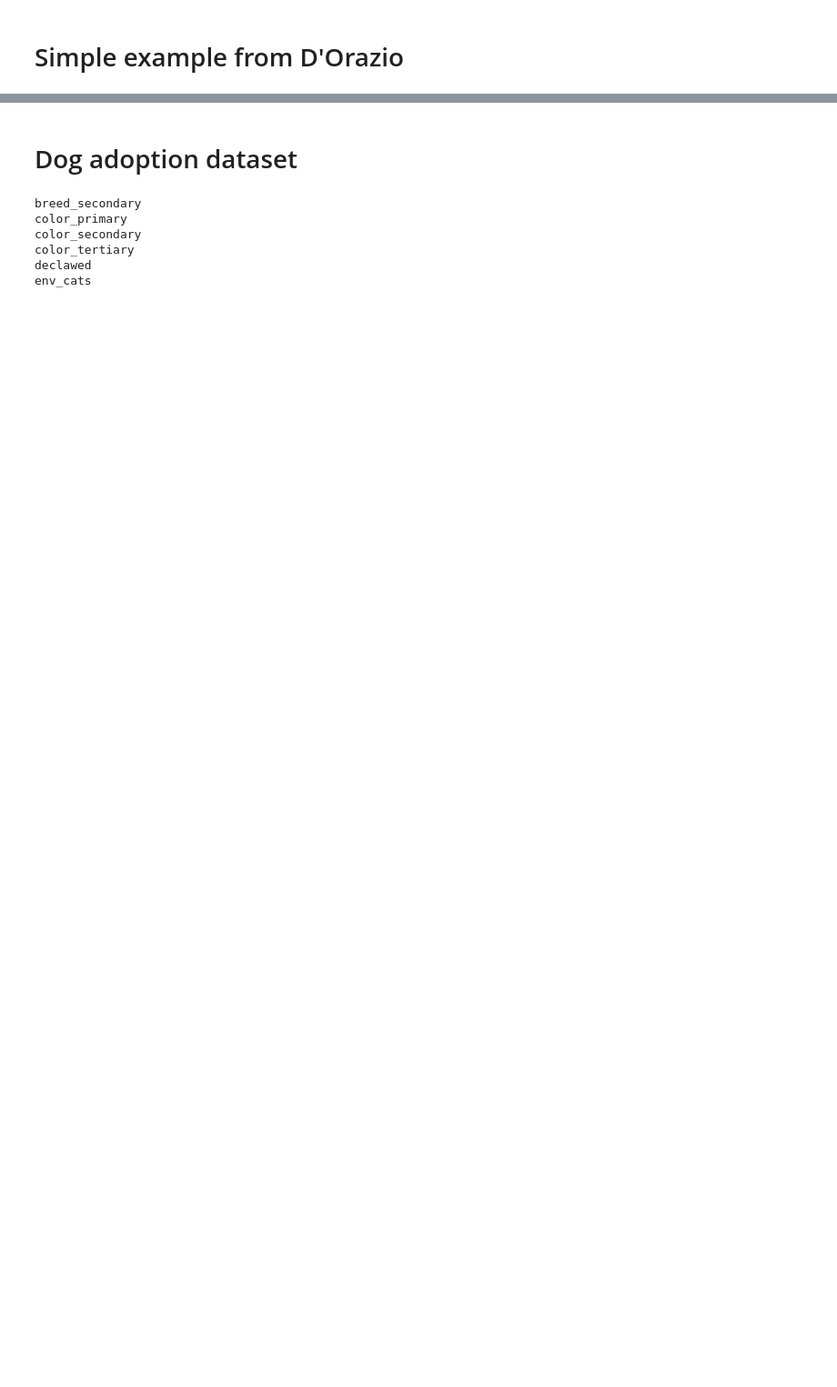
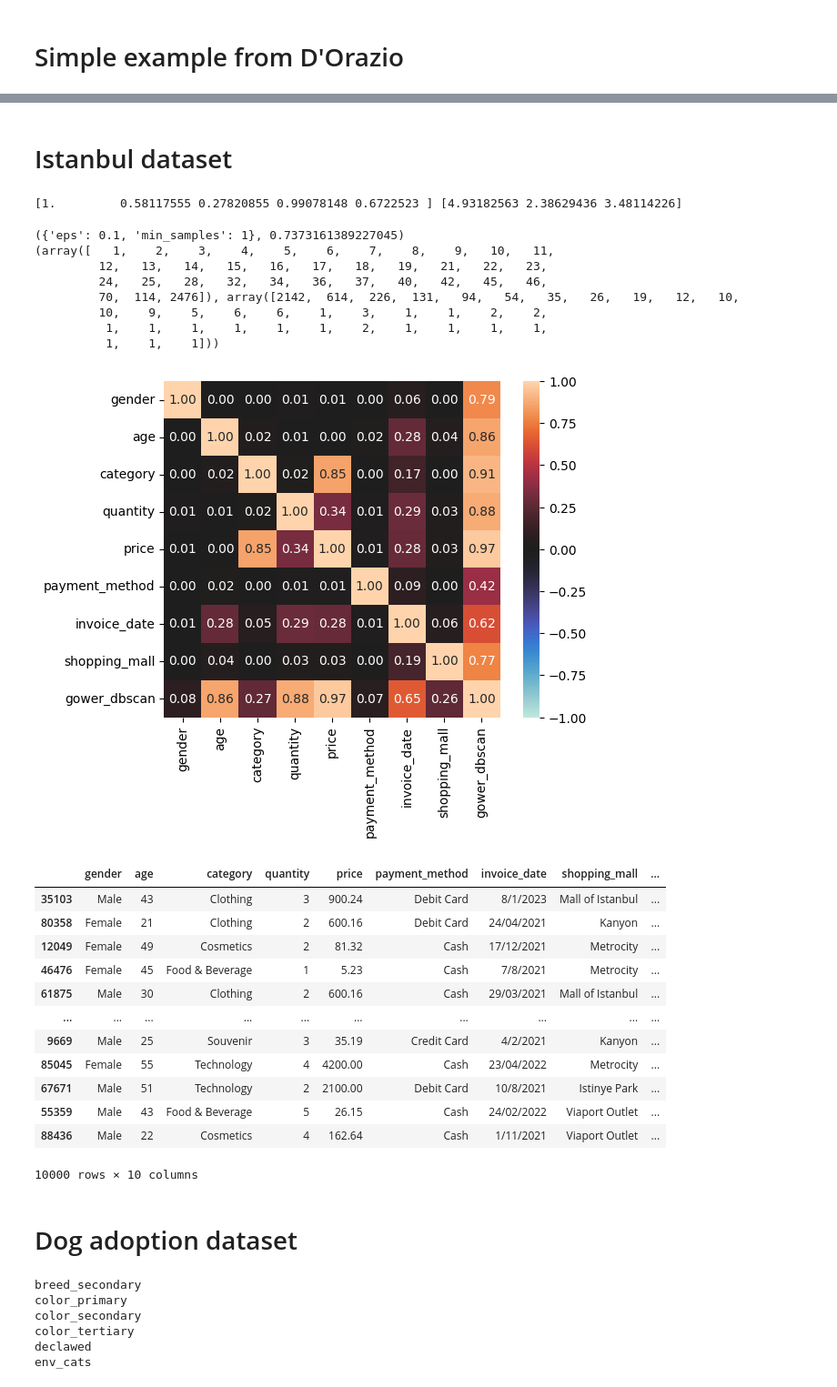
Before and after one commit to chrico-bu-uab/gower, a Jupyter notebook: examples.ipynb, the cells around one changed output, grey strips where cells are left out. Shown at 91% size. Drawn from its saved outputs; the diff is of its cells as text; code cells hidden in the pictures; blank space fills up the shorter version.

```diff
--- a/examples.ipynb
+++ b/examples.ipynb
@@ -55,3 +39,56 @@ df.loc[np.argsort(distances)]
+# %% [markdown]
+# Istanbul dataset
+# %%
+istanbul = pd.read_csv("customer_shopping_data.csv").sample(10000).iloc[:, 2:]  # no nulls!
+
+matrix4 = gower_matrix(istanbul.to_numpy(), chunksize=20)
+
+samples = [{"eps": z / 100, "min_samples": 1} for z in range(1, 101)]
+
+results4 = process_map(partial(do_it, matrix=matrix4), samples, chunksize=1)
+
+best_params4 = max(results4, key=lambda z: z[1])
+
+print(best_params4)
+
+istanbul["gower_dbscan"] = DBSCAN(metric="precomputed", **best_params4[0]).fit_predict(matrix4)
+istanbul.gower_dbscan = istanbul.gower_dbscan.astype(str)
+
+_, counts4 = np.unique(istanbul["gower_dbscan"], return_counts=True)
+
+print(np.unique(counts4, return_counts=True))
+
+associations(istanbul, nom_nom_assoc="theil", plot=True)
+
+istanbul["label_count"] = istanbul.groupby("gower_dbscan").transform("count").iloc[:, 0]
+
+istanbul.sort_values(["label_count", "gower_dbscan"], ascending=[False, True], inplace=True)
+
+istanbul
+# %% [output]
+[1.         0.58117555 0.27820855 0.99078148 0.6722523 ] [4.93182563 2.38629436 3.48114226]
+({'eps': 0.1, 'min_samples': 1}, 0.7373161389227045)
+(array([   1,    2,    3,    4,    5,    6,    7,    8,    9,   10,   11,
+         12,   13,   14,   15,   16,   17,   18,   19,   21,   22,   23,
+         24,   25,   28,   32,   34,   36,   37,   40,   42,   45,   46,
+         70,  114, 2476]), array([2142,  614,  226,  131,   94,   54,   35,   26,   19,   12,   10,
+         10,    9,    5,    6,    6,    1,    3,    1,    1,    2,    2,
+          1,    1,    1,    1,    1,    1,    2,    1,    1,    1,    1,
+          1,    1,    1]))
+[figure, added]
+|  | gender | age | category | quantity | price | payment_method | invoice_date | shopping_mall | ... |
+| 35103 | Male | 43 | Clothing | 3 | 900.24 | Debit Card | 8/1/2023 | Mall of Istanbul | ... |
+| 80358 | Female | 21 | Clothing | 2 | 600.16 | Debit Card | 24/04/2021 | Kanyon | ... |
+| 12049 | Female | 49 | Cosmetics | 2 | 81.32 | Cash | 17/12/2021 | Metrocity | ... |
+| 46476 | Female | 45 | Food & Beverage | 1 | 5.23 | Cash | 7/8/2021 | Metrocity | ... |
+| 61875 | Male | 30 | Clothing | 2 | 600.16 | Cash | 29/03/2021 | Mall of Istanbul | ... |
+| ... | ... | ... | ... | ... | ... | ... | ... | ... | ... |
+| 9669 | Male | 25 | Souvenir | 3 | 35.19 | Credit Card | 4/2/2021 | Kanyon | ... |
+| 85045 | Female | 55 | Technology | 4 | 4200.00 | Cash | 23/04/2022 | Metrocity | ... |
+| 67671 | Male | 51 | Technology | 2 | 2100.00 | Debit Card | 10/8/2021 | Istinye Park | ... |
+| 55359 | Male | 43 | Food & Beverage | 5 | 26.15 | Cash | 24/02/2022 | Viaport Outlet | ... |
+| 88436 | Male | 22 | Cosmetics | 4 | 162.64 | Cash | 1/11/2021 | Viaport Outlet | ... |
+10000 rows × 10 columns
 # %% [markdown]
 # Dog adoption dataset
 # %%
```
Also changed, not shown: parts of 7 cells of this notebook, 3 other files.
